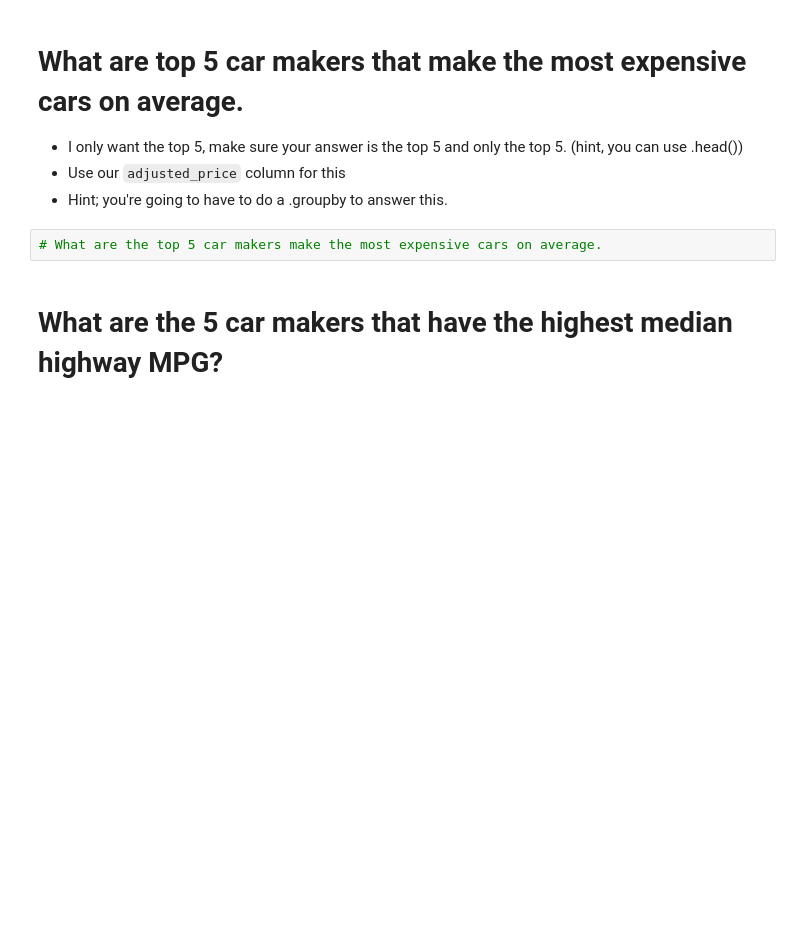
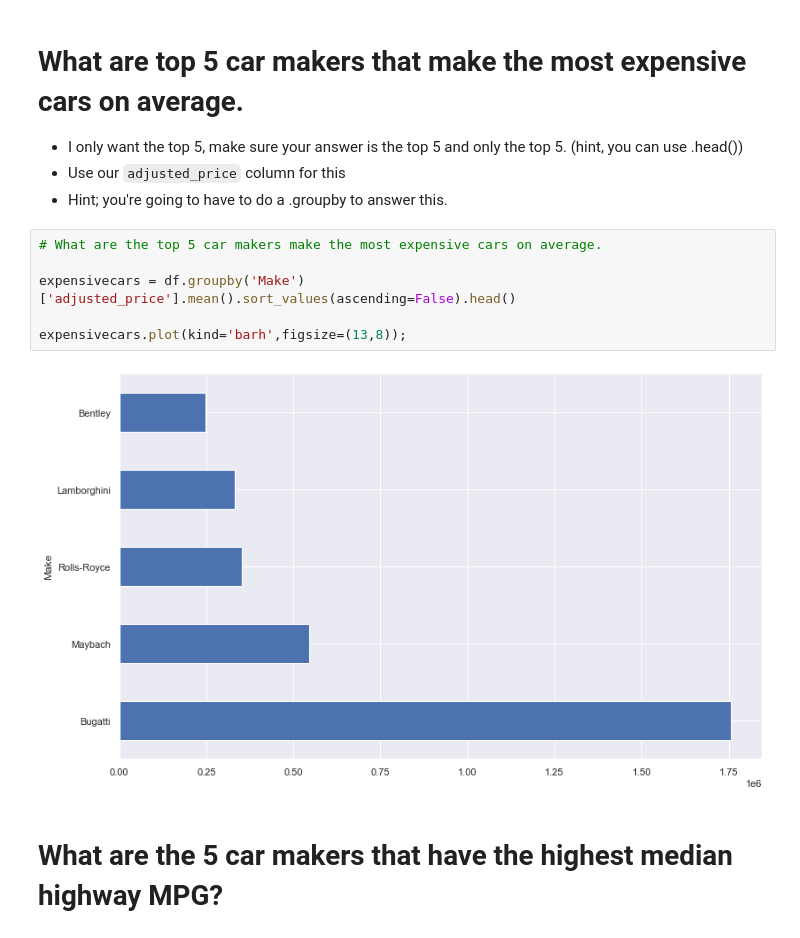
Before and after one commit to bryanpramana/2021-fall-data-science, a Jupyter notebook: Week-02-EDA/Exercise-EDA.ipynb, the cells around one changed output. Drawn from its saved outputs; the diff is of its cells as text; blank space fills up the shorter version.

```diff
--- a/Week-02-EDA/Exercise-EDA.ipynb
+++ b/Week-02-EDA/Exercise-EDA.ipynb
@@ -184,6 +214,12 @@ Make a new column that is called `adjusted_price`, that contains all prices, how
 * Hint; you're going to have to do a .groupby to answer this.
 # %%
 # What are the top 5 car makers make the most expensive cars on average.
+
+expensivecars = df.groupby('Make')['adjusted_price'].mean().sort_values(ascending=False).head()
+
+expensivecars.plot(kind='barh',figsize=(13,8));
+# %% [output]
+[figure, added]
 # %% [markdown]
 # What are the 5 car makers that have the highest median highway MPG?
 # %%
```
Also changed, not shown: parts of 4 cells of this notebook.
